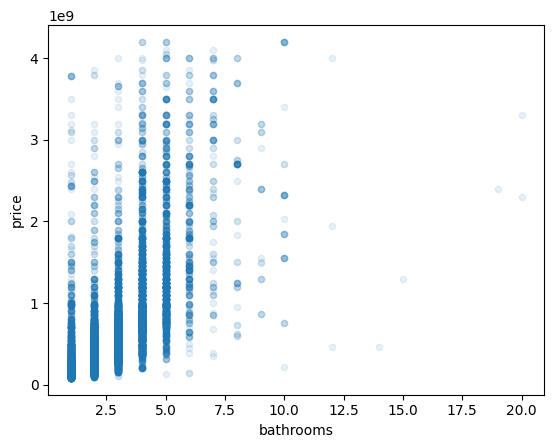
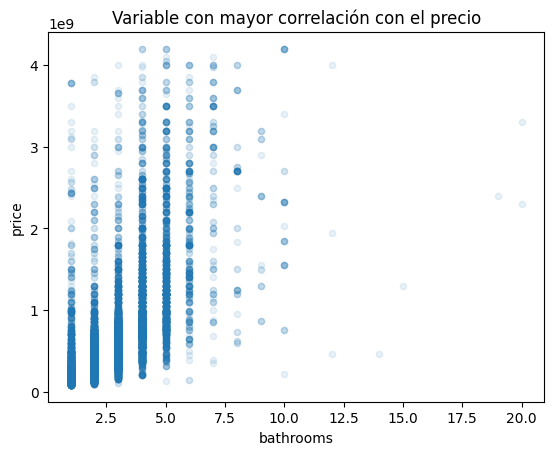
The change to this notebook cell's code, shown as a diff; its figure went from the first image to the second:
--- before
+++ after
@@ -1 +1 @@
-df_medellin_clean.plot(kind="scatter", x="bathrooms", y="price", alpha=0.1)
+df_medellin_clean.plot(kind="scatter", x="bathrooms", y="price", alpha=0.1, title="Variable con mayor correlación con el precio")

Commit: feat: adding progress